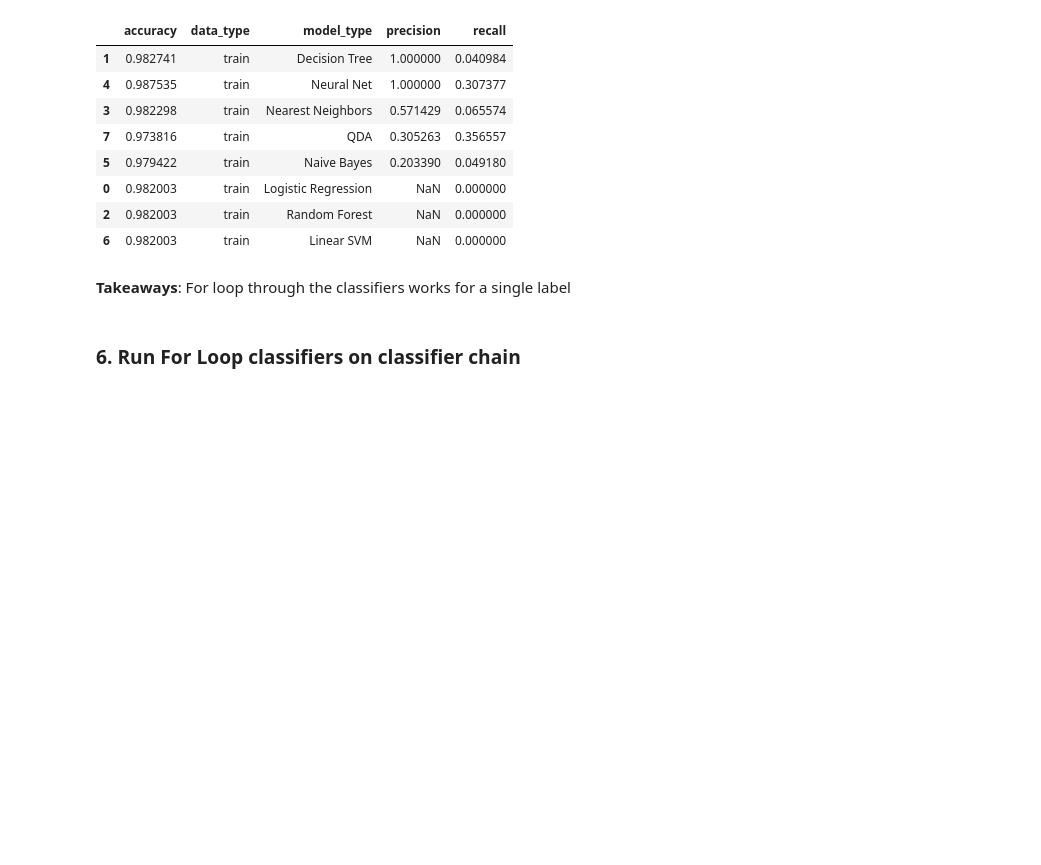
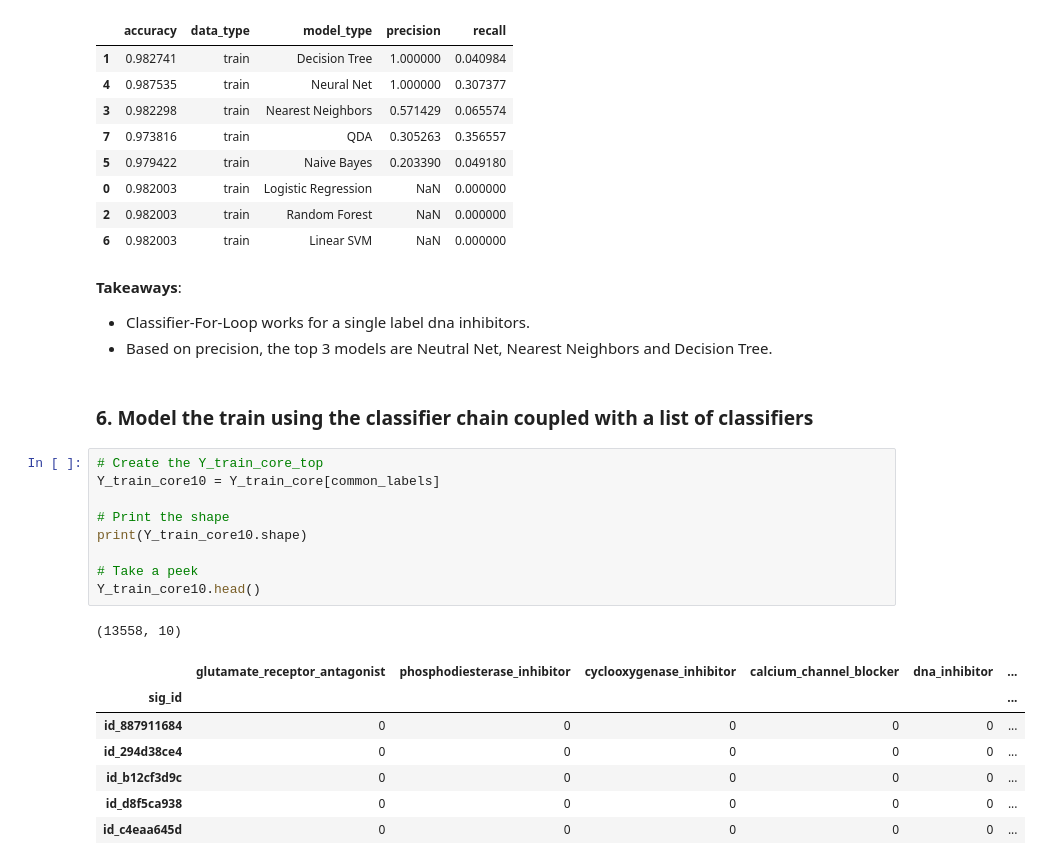
Before and after one commit to Yongliang-Shi/Mechanism-of-Action-Prediction, a Jupyter notebook: classifier_chain_v8.ipynb, the cells around one changed output. Saved outputs shown, nothing was run; the diff lists cells and outputs as text; blank space fills up the shorter version.

Commit message:
model the train using classifier chain with a list of classifiers

```diff
--- a/classifier_chain_v8.ipynb
+++ b/classifier_chain_v8.ipynb
@@ -402,7 +389,27 @@ metrics.sort_values(by='precision', ascending=False)
 | 0 | 0.982003 | train | Logistic Regression | NaN | 0.000000 |
 | 2 | 0.982003 | train | Random Forest | NaN | 0.000000 |
 | 6 | 0.982003 | train | Linear SVM | NaN | 0.000000 |
-# %% [markdown]
-**Takeaways**: For loop through the classifiers works for a single label
-# %% [markdown]
-### 6. Run For Loop classifiers on classifier chain
+# %% [markdown]
+**Takeaways**:
+- Classifier-For-Loop works for a single label dna inhibitors.
+- Based on precision, the top 3 models are Neutral Net, Nearest Neighbors and Decision Tree.
+# %% [markdown]
+### 6. Model the train using the classifier chain coupled with a list of classifiers
+# %%
+# Create the Y_train_core_top
+Y_train_core10 = Y_train_core[common_labels]
+
+# Print the shape
+print(Y_train_core10.shape)
+
+# Take a peek
+Y_train_core10.head()
+# %% [output]
+(13558, 10)
+|  | glutamate_receptor_antagonist | phosphodiesterase_inhibitor | cyclooxygenase_inhibitor | calcium_channel_blocker | dna_inhibitor | ... |
+| sig_id |  |  |  |  |  | ... |
+| id_887911684 | 0 | 0 | 0 | 0 | 0 | ... |
+| id_294d38ce4 | 0 | 0 | 0 | 0 | 0 | ... |
+| id_b12cf3d9c | 0 | 0 | 0 | 0 | 0 | ... |
+| id_d8f5ca938 | 0 | 0 | 0 | 0 | 0 | ... |
+| id_c4eaa645d | 0 | 0 | 0 | 0 | 0 | ... |
```
Also changed, not shown: parts of 9 cells of this notebook.
